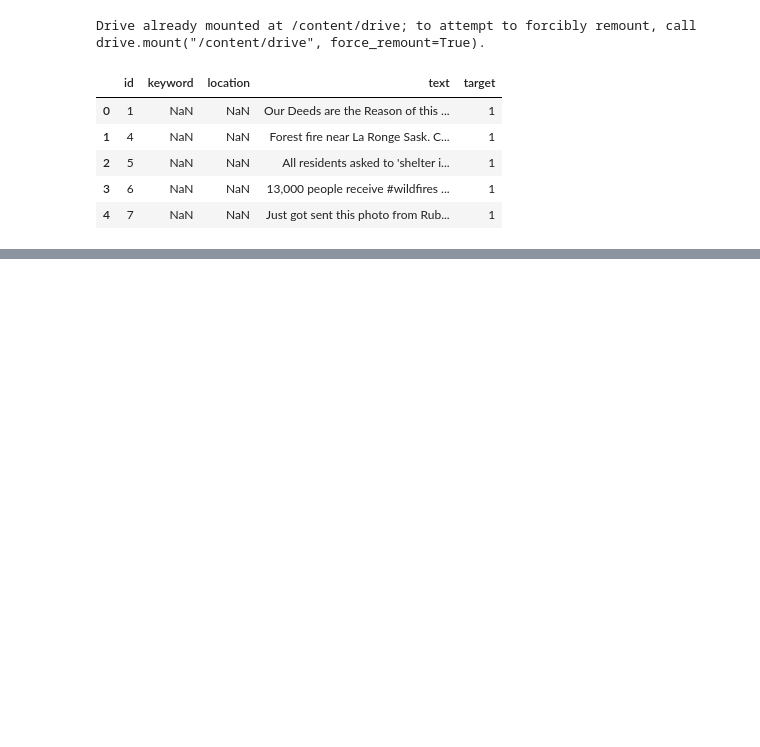
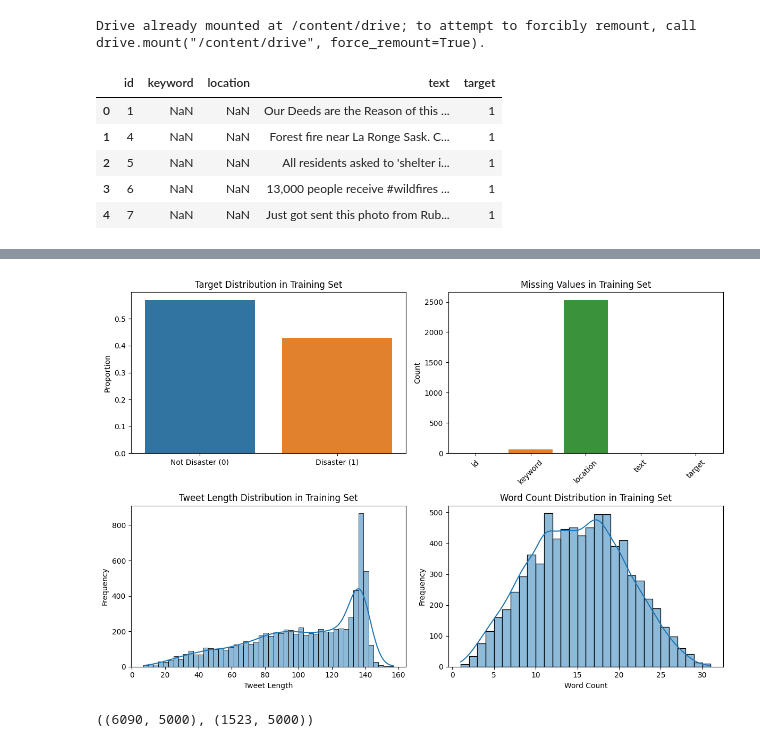
Before and after one commit to sukanyanag/Tweet-Classification-for-Disaster-Detection, a Jupyter notebook: TweetClassificationforDisasterDetection.ipynb, the cells around one changed output, grey strips where cells are left out. Drawn from its saved outputs; the diff is of its cells as text; code cells hidden in the pictures; blank space fills up the shorter version.

```diff
--- a/TweetClassificationforDisasterDetection.ipynb
+++ b/TweetClassificationforDisasterDetection.ipynb
@@ -20,3 +42,23 @@ Drive already mounted at /content/drive; to attempt to forcibly remount, call dr
 | 2 | 5 | NaN | NaN | All residents asked to 'shelter i... | 1 |
 | 3 | 6 | NaN | NaN | 13,000 people receive #wildfires ... | 1 |
 | 4 | 7 | NaN | NaN | Just got sent this photo from Rub... | 1 |
+# %%
+# Exploratory Data Analysis
+
+# Summary of the target variable distribution
+target_distribution = df_train['target'].value_counts(normalize=True)
+
+# Summary of missing values in the training data
+missing_values_train = df_train.isnull().sum()
+
+# Summary of missing values in the test data
+missing_values_test = df_test.isnull().sum()
+
+print("Target Distribution:\n")
+print(target_distribution)
+print()
+print("Missing Values in Training set:\n")
+print(missing_values_train)
+print()
+print("Missing Values in Testing set:\n")
+print(missing_values_test)
@@ -22,0 +83,41 @@ Drive already mounted at /content/drive; to attempt to forcibly remount, call dr
+# %%
+# Distribution of tweet lengths
+tweet_length_train = df_train['text'].str.len()
+tweet_length_test = df_test['text'].str.len()
+
+# Distribution of number of words in tweets
+word_count_train = df_train['text'].apply(lambda x: len(x.split()))
+word_count_test = df_test['text'].apply(lambda x: len(x.split()))
+
+# Create a figure to visualize EDA results
+fig, axes = plt.subplots(2, 2, figsize=(12, 8))
+
+# Target distribution
+sns.barplot(ax=axes[0, 0], x=target_distribution.index, y=target_distribution.values)
+axes[0, 0].set_title('Target Distribution in Training Set')
+axes[0, 0].set_ylabel('Proportion')
+axes[0, 0].set_xticklabels(['Not Disaster (0)', 'Disaster (1)'])
+
+# Missing values in training set
+sns.barplot(ax=axes[0, 1], x=missing_values_train.index, y=missing_values_train.values)
+axes[0, 1].set_title('Missing Values in Training Set')
+axes[0, 1].set_ylabel('Count')
+for item in axes[0, 1].get_xticklabels():
+    item.set_rotation(45)
+
+# Tweet length distribution
+sns.histplot(tweet_length_train, bins=50, ax=axes[1, 0], kde=True)
+axes[1, 0].set_title('Tweet Length Distribution in Training Set')
+axes[1, 0].set_xlabel('Tweet Length')
+axes[1, 0].set_ylabel('Frequency')
+
+# Word count distribution
+sns.histplot(word_count_train, bins=30, ax=axes[1, 1], kde=True)
+axes[1, 1].set_title('Word Count Distribution in Training Set')
+axes[1, 1].set_xlabel('Word Count')
+axes[1, 1].set_ylabel('Frequency')
+
+plt.tight_layout()
+plt.show()
+# %% [output]
+[figure, added]
@@ -40,8 +188,8 @@ X_tfidf = tfidf_vectorizer.fit_transform(df_train['text_clean']).toarray()
 # %%
-# Splitting the dataset into training and validation sets
-X_train, X_val, y_train, y_val = train_test_split(
-    X_tfidf,
-    df_train['target'],
-    test_size=0.2,
-    random_state=42
-)
+# Split the data into training and validation sets
+X_train, X_val, y_train, y_val = train_test_split(X_tfidf, df_train['target'], test_size=0.2, random_state=42)
+
+# Display the shapes of the output vectors
+X_train.shape, X_val.shape
+# %% [output]
+((6090, 5000), (1523, 5000))
```
Also changed, not shown: parts of 8 cells of this notebook.
